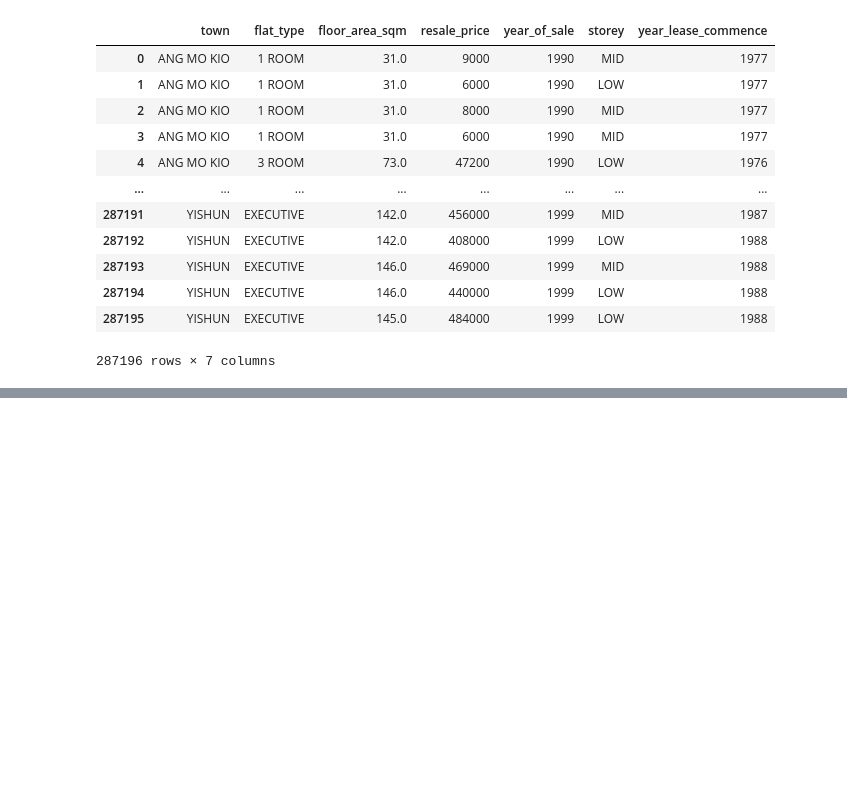
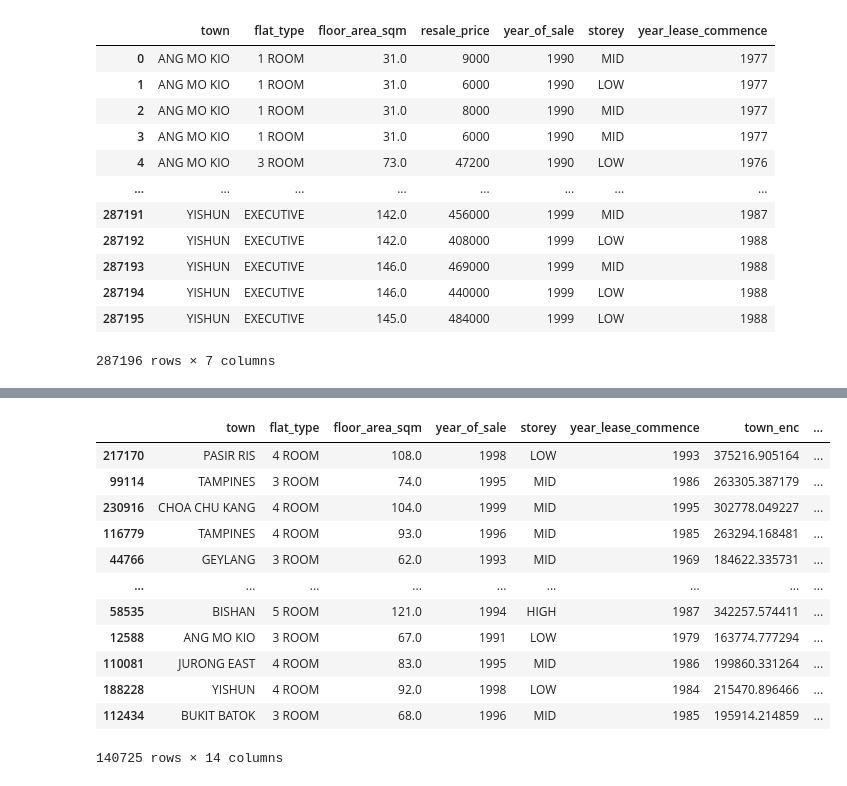
Before and after one commit to Zheng-Xuan/Singapore-resale-flat-price-prediction, a Jupyter notebook: RF_model.ipynb, the cells around one changed output, grey strips where cells are left out. Cells and saved outputs as stored; diff of their text form; code cells hidden in the pictures; blank space fills up the shorter version.

Commit message:
RF preprocessing

```diff
--- a/RF_model.ipynb
+++ b/RF_model.ipynb
@@ -150,0 +180,4 @@ df_fe
+# %%
+X_train, X_val, y_train, y_val = train_test_split(X_train, y_train, test_size= 0.3, random_state= 8)
+
+X_train
@@ -150,0 +210,10 @@ df_fe
+# %%
+from category_encoders import LeaveOneOutEncoder
+
+town_looe = LeaveOneOutEncoder()
+
+df_enc_town = town_looe.fit_transform(X_train['town'], y_train)
+
+df_enc_town.rename(columns= {'town': 'town_enc'}, inplace= True)
+
+df_enc_town
@@ -150,0 +234,4 @@ df_fe
+# %%
+X_train = pd.concat([X_train, df_enc_town], axis= 1)
+
+X_train
@@ -150,0 +252,13 @@ df_fe
+# %%
+from sklearn.preprocessing import OneHotEncoder
+
+flat_type_ohe = OneHotEncoder()
+
+ind = X_train.index
+flat_type_ohe_df = pd.DataFrame(flat_type_ohe.fit_transform(X_train['flat_type'].values.reshape(-1, 1)).toarray())
+
+flat_type_ohe_df.columns = flat_type_ohe.get_feature_names_out(['flat_type'])
+
+flat_type_ohe_df.index = ind
+
+flat_type_ohe_df
@@ -150,0 +279,18 @@ df_fe
+# %%
+X_train = pd.concat([X_train, flat_type_ohe_df], axis= 1)
+
+X_train
+# %% [output]
+|  | town | flat_type | floor_area_sqm | year_of_sale | storey | year_lease_commence | town_enc | ... |
+| 217170 | PASIR RIS | 4 ROOM | 108.0 | 1998 | LOW | 1993 | 375216.905164 | ... |
+| 99114 | TAMPINES | 3 ROOM | 74.0 | 1995 | MID | 1986 | 263305.387179 | ... |
+| 230916 | CHOA CHU KANG | 4 ROOM | 104.0 | 1999 | MID | 1995 | 302778.049227 | ... |
+| 116779 | TAMPINES | 4 ROOM | 93.0 | 1996 | MID | 1985 | 263294.168481 | ... |
+| 44766 | GEYLANG | 3 ROOM | 62.0 | 1993 | MID | 1969 | 184622.335731 | ... |
+| ... | ... | ... | ... | ... | ... | ... | ... | ... |
+| 58535 | BISHAN | 5 ROOM | 121.0 | 1994 | HIGH | 1987 | 342257.574411 | ... |
+| 12588 | ANG MO KIO | 3 ROOM | 67.0 | 1991 | LOW | 1979 | 163774.777294 | ... |
+| 110081 | JURONG EAST | 4 ROOM | 83.0 | 1995 | MID | 1986 | 199860.331264 | ... |
+| 188228 | YISHUN | 4 ROOM | 92.0 | 1998 | LOW | 1984 | 215470.896466 | ... |
+| 112434 | BUKIT BATOK | 3 ROOM | 68.0 | 1996 | MID | 1985 | 195914.214859 | ... |
+140725 rows × 14 columns
```
Also changed, not shown: parts of 15 cells of this notebook.
